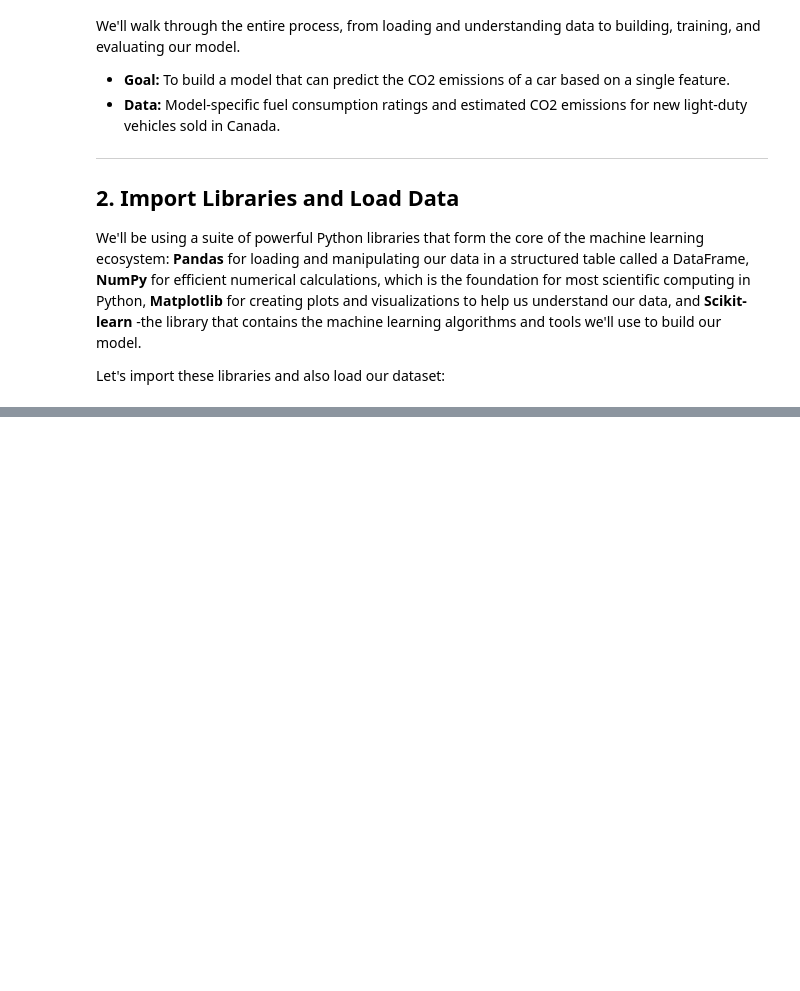
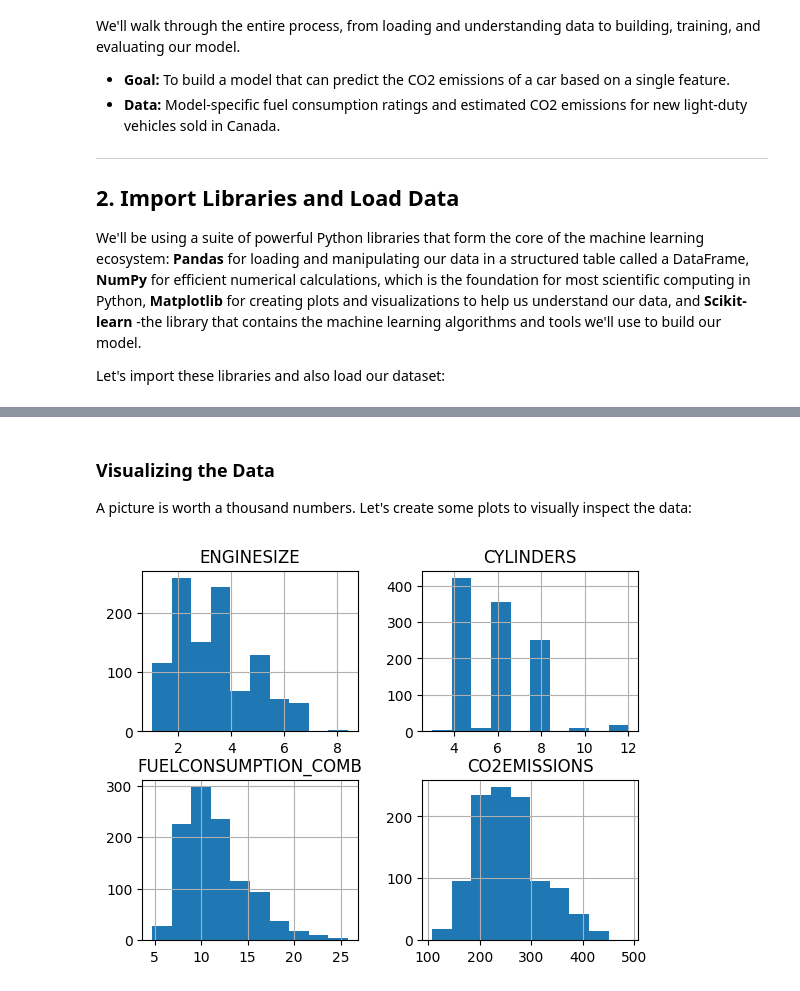
Before and after one commit to ibrahim-kocyigit/kocyigit-dsml, a Jupyter notebook: 03_specializations/02_machine_learning_with_python/02_linear_and_logistic_regression/03_lab--simple_linear_regression.ipynb, the cells around one changed output, grey strips where cells are left out. Drawn from its saved outputs; the diff is of its cells as text; code cells hidden in the pictures; blank space fills up the shorter version.

```diff
--- a/03_specializations/02_machine_learning_with_python/02_linear_and_logistic_regression/03_lab--simple_linear_regression.ipynb
+++ b/03_specializations/02_machine_learning_with_python/02_linear_and_logistic_regression/03_lab--simple_linear_regression.ipynb
@@ -45,0 +66,3 @@ Before we can build a model, we need to understand our data. What are the patter
+# %%
+cdf = df[['ENGINESIZE','CYLINDERS','FUELCONSUMPTION_COMB','CO2EMISSIONS']]
+cdf.sample(5)
@@ -45,0 +76,9 @@ Before we can build a model, we need to understand our data. What are the patter
+# %% [markdown]
+### Visualizing the Data
+A picture is worth a thousand numbers. Let's create some plots to visually inspect the data:
+# %%
+# Histograms help us see the distribution of each feature
+cdf.hist()
+plt.show()
+# %% [output]
+[figure, added]
```
Also changed, not shown: parts of 23 cells of this notebook.
